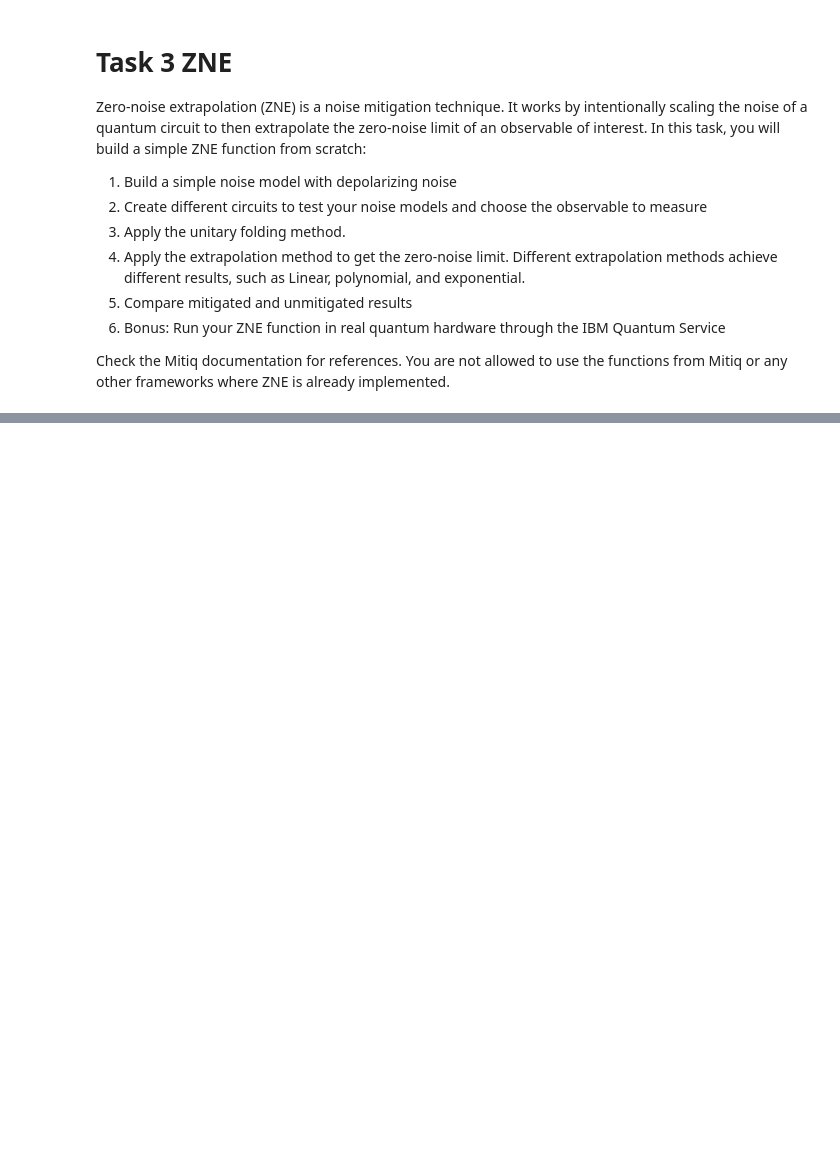
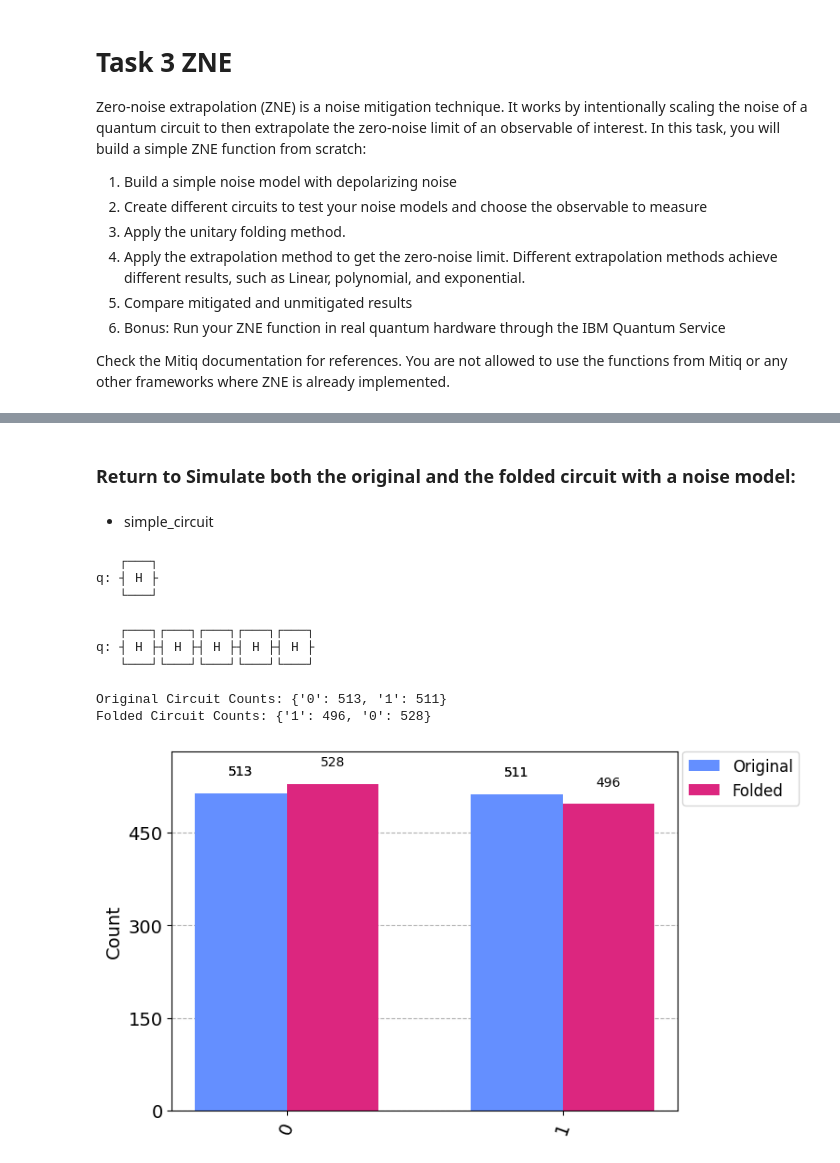
Before and after one commit to JosefinaCresta/QOSFMentorship-JosefinaCresta-Cohort9ScreeningTasks, a Jupyter notebook: notebooks/Task3.ipynb, the cells around one changed output, grey strips where cells are left out. Drawn from its saved outputs; the diff is of its cells as text; code cells hidden in the pictures; blank space fills up the shorter version.

```diff
--- a/notebooks/Task3.ipynb
+++ b/notebooks/Task3.ipynb
@@ -69,0 +219,4 @@ def fold_circuit(circuit, scale_factor):
+# %%
+# Define a noise model
+depolarizing_error_prob = 0.01
+noise_model = build_noise_model(depolarizing_error_prob, 2)
@@ -69,0 +242,49 @@ def fold_circuit(circuit, scale_factor):
+# %% [markdown]
+### Return to Simulate both the original and the folded circuit with a noise model:
+# %% [markdown]
+* simple_circuit
+# %%
+simple_circuit = create_circuit()
+simple_circuit.draw()
+# %% [output]
+   ┌───┐
+q: ┤ H ├
+   └───┘
+# %%
+folded_simple_circuit = fold_circuit(simple_circuit, 3)
+folded_simple_circuit.draw()
+# %% [output]
+   ┌───┐┌───┐┌───┐┌───┐┌───┐
+q: ┤ H ├┤ H ├┤ H ├┤ H ├┤ H ├
+   └───┘└───┘└───┘└───┘└───┘
+# %%
+# Define a noise model (from previous steps)
+depolarizing_error_prob = 0.01
+noise_model = build_noise_model(depolarizing_error_prob)
+# %%
+simulator = AerSimulator(noise_model=noise_model)
+
+# Simulate the original circuit
+simple_circuit.measure_all()
+transpiled_circuit = transpile(simple_circuit, simulator)
+qobj_original = assemble(transpiled_circuit, simulator, shots=1024)
+job_original = simulator.run(qobj_original)
+result_original = job_original.result()
+counts_original = result_original.get_counts(simple_circuit)
+
+# Simulate the folded circuit
+folded_simple_circuit.measure_all()
+transpiled_folded_circuit = transpile(folded_simple_circuit, simulator)
+qobj_folded= assemble(transpiled_folded_circuit, simulator, shots=1024)
+job_folded = simulator.run(qobj_folded)
+result_folded = job_folded.result()
+counts_folded = result_folded.get_counts(simple_circuit)
+
+# Display the results
+print("Original Circuit Counts:", counts_original)
+print("Folded Circuit Counts:", counts_folded)
+plot_histogram([counts_original, counts_folded], legend=['Original', 'Folded'])
+# %% [output]
+Original Circuit Counts: {'0': 513, '1': 511}
+Folded Circuit Counts: {'1': 496, '0': 528}
+[figure, added]
```
Also changed, not shown: parts of 131 cells of this notebook, 1 other file.
